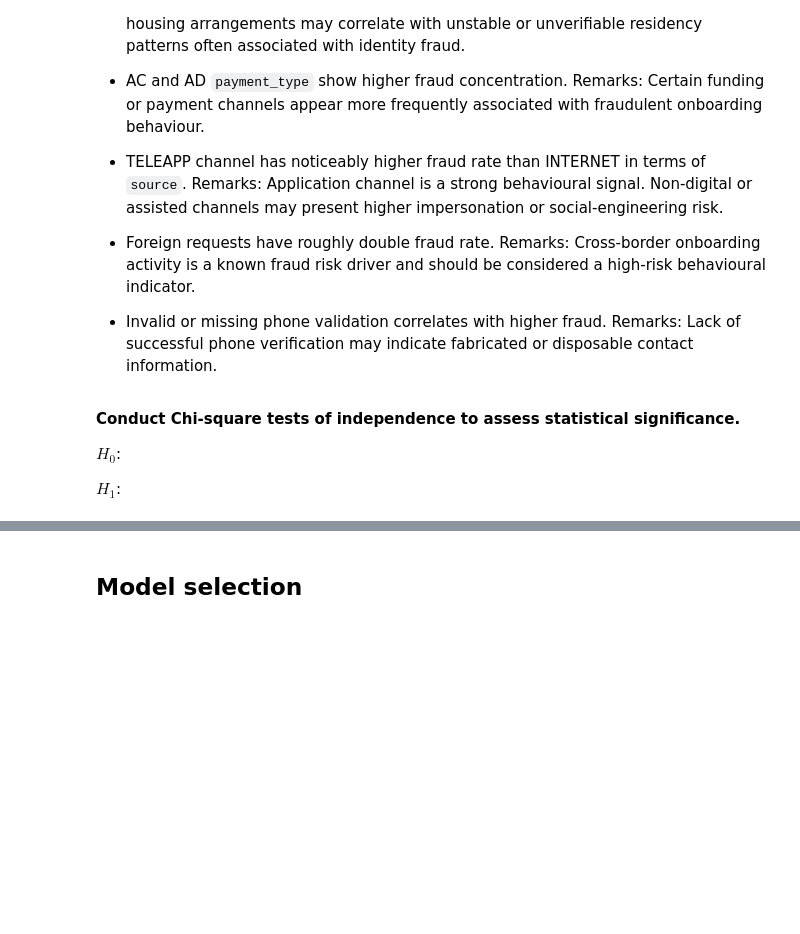
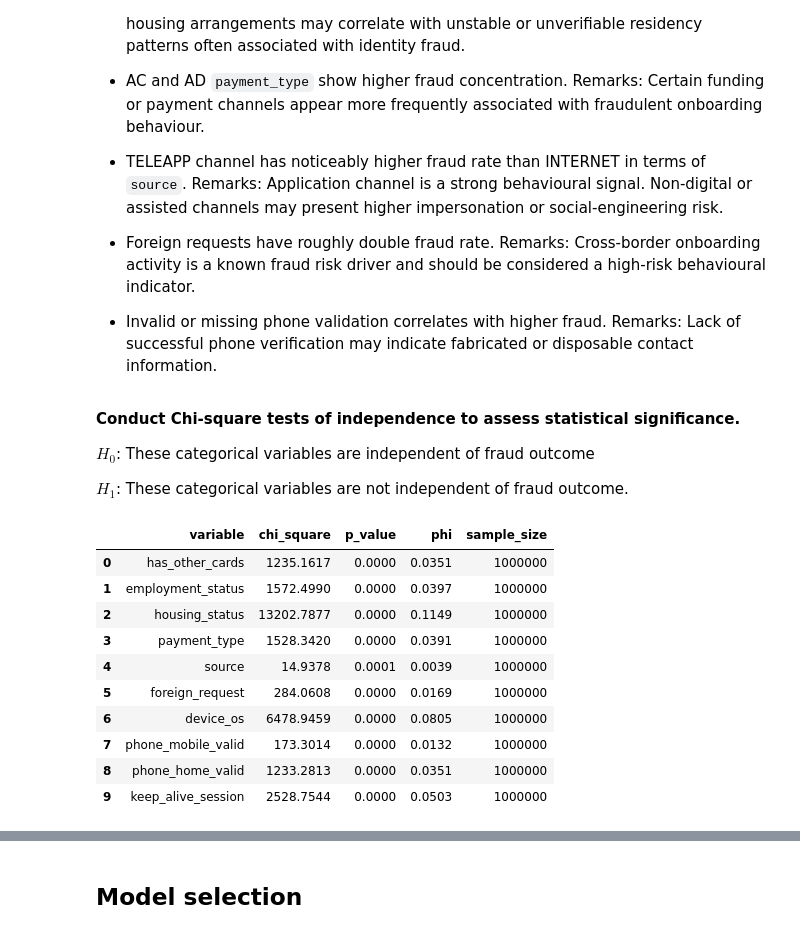
Before and after one commit to mrlizhaozhi/fraud-detection-data-analytics-and-modelling, a Jupyter notebook: BAF-Fraud-Detection-Models.ipynb, the cells around one changed output, grey strips where cells are left out. Saved outputs shown, nothing was run; the diff lists cells and outputs as text; code cells hidden in the pictures; blank space fills up the shorter version.

```diff
--- a/BAF-Fraud-Detection-Models.ipynb
+++ b/BAF-Fraud-Detection-Models.ipynb
@@ -554,16 +557,3 @@ Missing values in `prev_address_months_count`, `bank_months_count`, `intended_ba
 $\text{H}_0$: Missing values in `prev_address_months_count`, `bank_months_count`, `intended_balcon_amount`, and `device_distinct_emails_8` are independent of fraud outcome.
 
 $\text{H}_1$: Missing values in `prev_address_months_count`, `bank_months_count`, `intended_balcon_amount`, and `device_distinct_emails_8` are not independent of fraud outcome.
-# %%
-# Perform chi-square test to validate meaningfulness.
-for column in columns_missing_labelled:
-
-    contingency = pd.crosstab(base_original[column], base_original['fraud_bool'])
-    chi2, p, dof, expected = chi2_contingency(contingency)
-
-    # calculate the Phi coefficients to evaluate practical significance given the sample size is huge.
-    n = contingency.sum().sum()
-    phi = np.sqrt(chi2 / n)
-
-    # output the findings.
-    print(f"{column}: \n chi-square = {chi2:.4f} \n p-value = {p:.4f} \n phi coefficient = {phi:.4f} \n sample size = {n} \n\n")
@@ -587,0 +577,14 @@ intended_balcon_amount_missing:
+# %%
+# Perform chi-square test to validate meaningfulness.
+missing_values_chi_square = []
+
+# loop through missing value columns
+for variable in columns_missing_labelled:
+
+    # run the chi-square function and store results
+    result = chi_square_cont_test(variable, base_original, 'fraud_bool')
+    missing_values_chi_square.append(result)
+
+# output results as a dataframe
+missing_values_chi_square_table = pd.DataFrame(missing_values_chi_square)
+missing_values_chi_square_table
@@ -759,6 +795,7 @@ From the table above, 14 out of the 19 numeric variables contain outliers with `
 # define a function to calculate the fraud rate of outliers.
 
 def outlier_fraud_rate(data, variable):
+    """This helper function automates outlier fraud rate calculation."""
     # calculate the first and third quartiles.
     q1 = data[variable].quantile(.25)
     q3 = data[variable].quantile(.75)
@@ -1074,6 +1121,32 @@ Some highlights from these barplots:
 # %% [markdown]
 **Conduct Chi-square tests of independence to assess statistical significance.**
 
-$H_0$:
+$H_0$: These categorical variables are independent of fraud outcome
 
-$H_1$:
+$H_1$: These categorical variables are not independent of fraud outcome.
+# %%
+# Perform chi-square test to validate meaningfulness.
+categorical_chi_square_results = []
+
+# loop through categorical variables
+for variable in categorical_variables:
+
+    # run the chi_square_cont_test function and store results
+    result = chi_square_cont_test(variable, base_categorical_subset, 'fraud_bool')
+    categorical_chi_square_results.append(result)
+
+# output results as dataframe
+categorical_chi_square_table = pd.DataFrame(categorical_chi_square_results)
+categorical_chi_square_table
+# %% [output]
+|  | variable | chi_square | p_value | phi | sample_size |
+| 0 | has_other_cards | 1235.1617 | 0.0000 | 0.0351 | 1000000 |
+| 1 | employment_status | 1572.4990 | 0.0000 | 0.0397 | 1000000 |
+| 2 | housing_status | 13202.7877 | 0.0000 | 0.1149 | 1000000 |
+| 3 | payment_type | 1528.3420 | 0.0000 | 0.0391 | 1000000 |
+| 4 | source | 14.9378 | 0.0001 | 0.0039 | 1000000 |
+| 5 | foreign_request | 284.0608 | 0.0000 | 0.0169 | 1000000 |
+| 6 | device_os | 6478.9459 | 0.0000 | 0.0805 | 1000000 |
+| 7 | phone_mobile_valid | 173.3014 | 0.0000 | 0.0132 | 1000000 |
+| 8 | phone_home_valid | 1233.2813 | 0.0000 | 0.0351 | 1000000 |
+| 9 | keep_alive_session | 2528.7544 | 0.0000 | 0.0503 | 1000000 |
```
Also changed, not shown: parts of 35 cells of this notebook.
